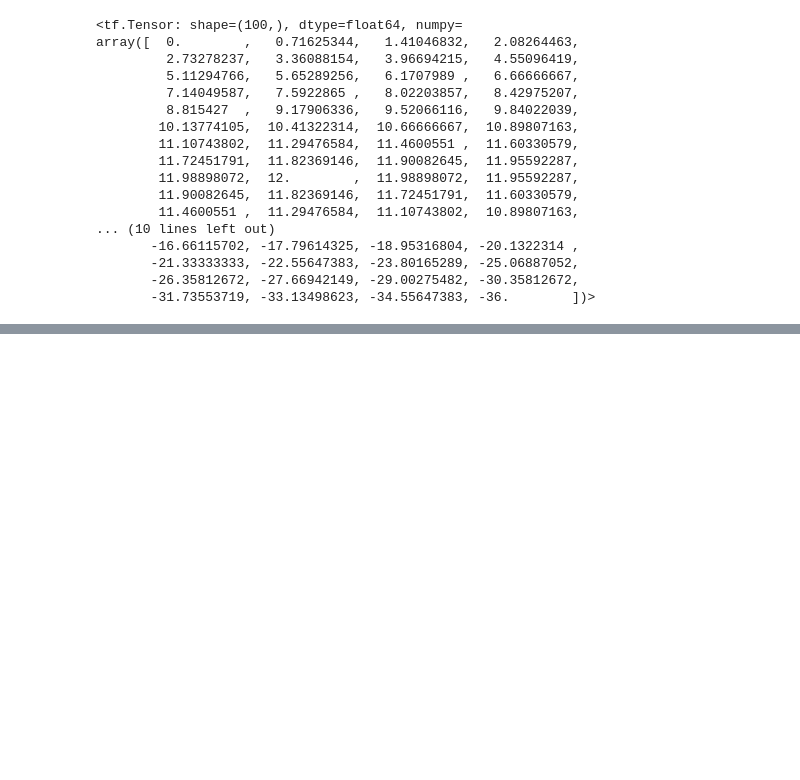
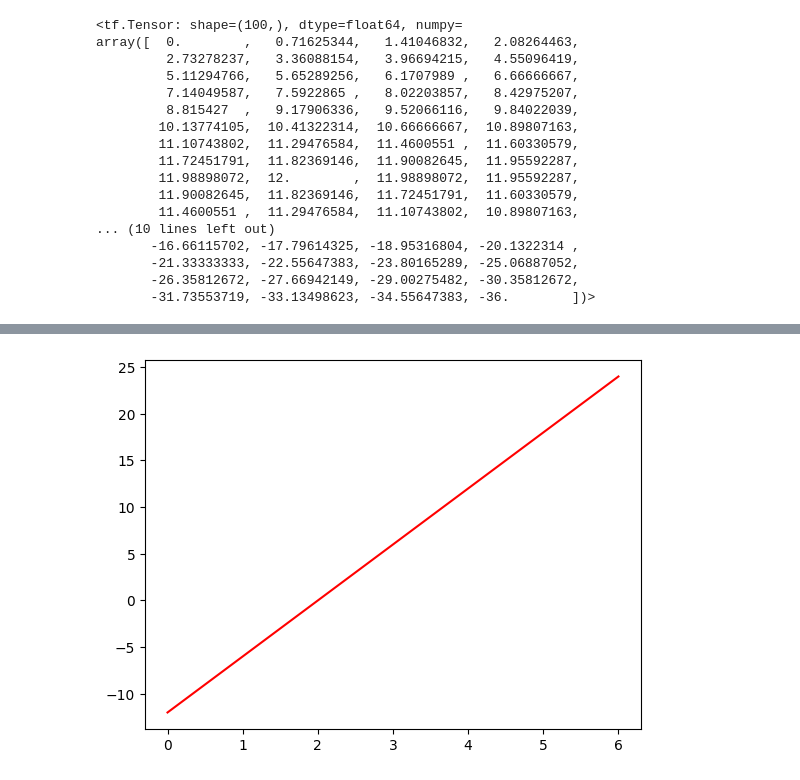
Before and after one commit to chaos1231107/2023_2nd_simester, a Jupyter notebook: 실습1강_동역학.ipynb, the cells around one changed output, grey strips where cells are left out. Saved outputs shown, nothing was run; the diff lists cells and outputs as text; code cells hidden in the pictures; blank space fills up the shorter version.

```diff
--- a/실습1강_동역학.ipynb
+++ b/실습1강_동역학.ipynb
@@ -214,0 +246,6 @@ array([  0.        ,   0.71625344,   1.41046832,   2.08264463,
+# %%
+a_val = np.array([accel.subs(t, t_unit) for t_unit in t_val])
+plt.plot(t_val, a_val, 'r')
+plt.show()
+# %% [output]
+[figure, added]
```
Also changed, not shown: parts of 9 cells of this notebook.
